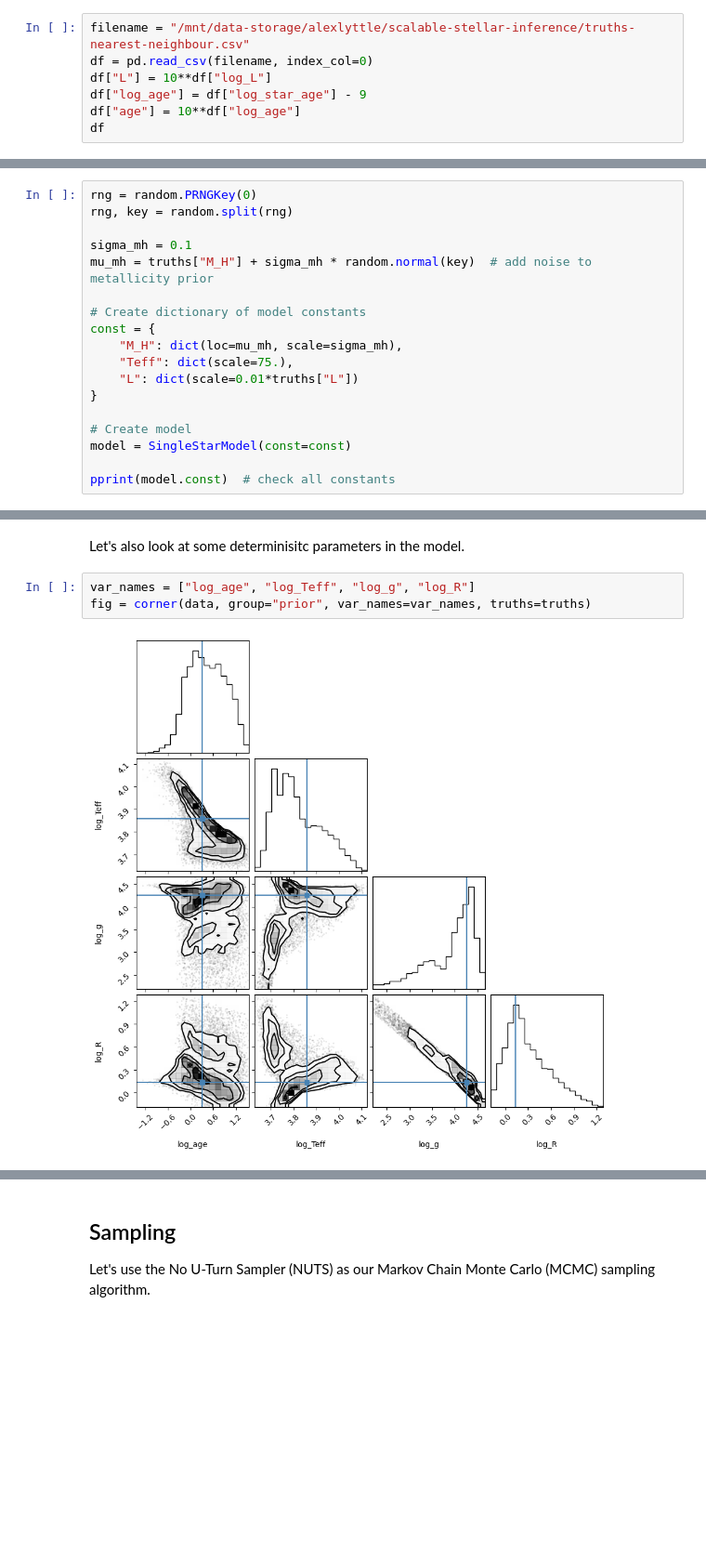
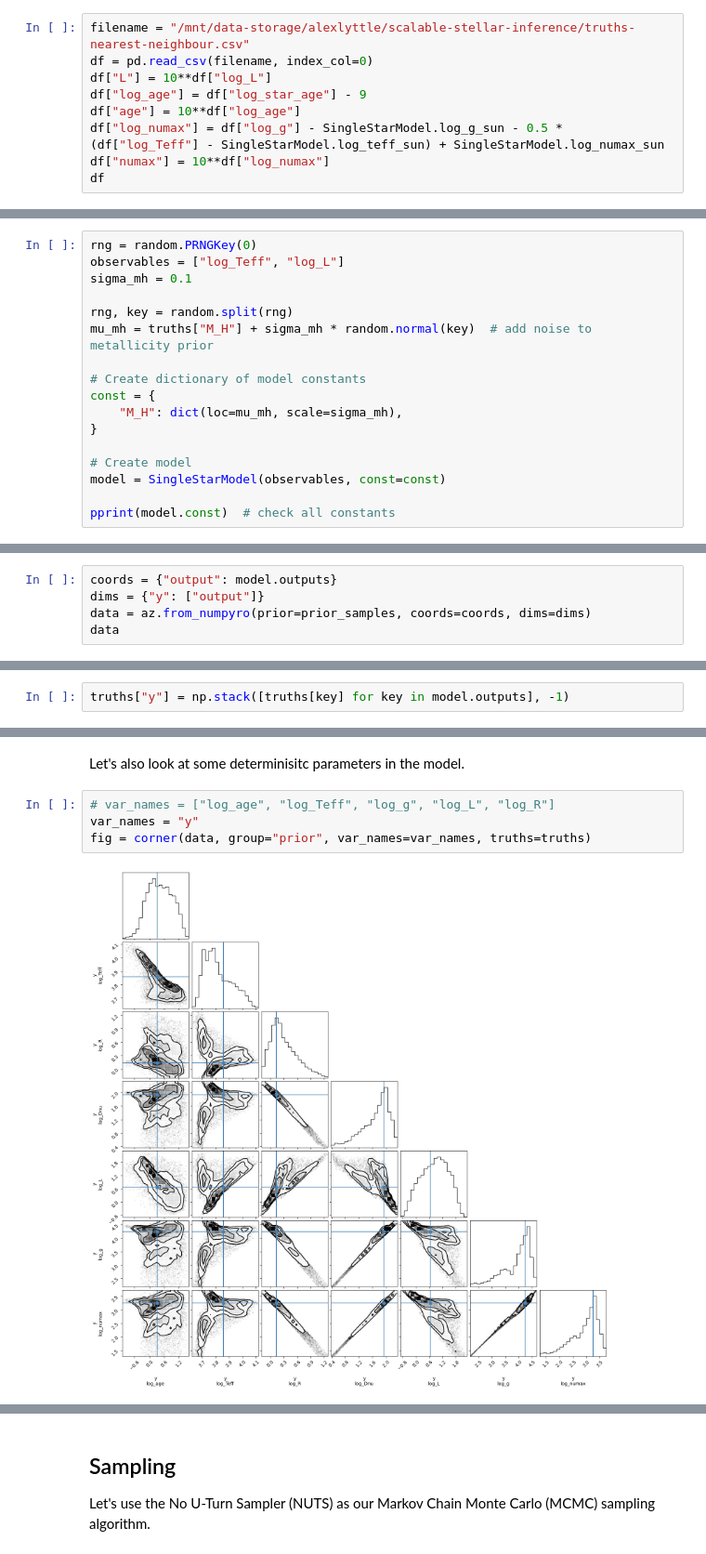
Before and after one commit to alexlyttle/scalable-stellar-inference, a Jupyter notebook: notebook/single-star-spec.ipynb, the cells around one changed output, grey strips where cells are left out. Shown at 93% size. Cells and saved outputs as stored; diff of their text form; blank space fills up the shorter version.

Commit message:
Rerun with new model class code

```diff
--- a/notebook/single-star-spec.ipynb
+++ b/notebook/single-star-spec.ipynb
@@ -43,6 +43,8 @@ df = pd.read_csv(filename, index_col=0)
 df["L"] = 10**df["log_L"]
 df["log_age"] = df["log_star_age"] - 9
 df["age"] = 10**df["log_age"]
+df["log_numax"] = df["log_g"] - SingleStarModel.log_g_sun - 0.5 * (df["log_Teff"] - SingleStarModel.log_teff_sun) + SingleStarModel.log_numax_sun
+df["numax"] = 10**df["log_numax"]
 df
 # %% [output]
 |  | track | star | star_mass | Yinit | Zinit | amlt | fov_core | fov_shell | star_age | radius | ... |
@@ -111,20 +113,19 @@ pprint(truths)
 Now, let's create our star model. We need to provide some model constants. These are typically shape parameters for prior distributions. You can see the full `dict` of constants in the `model.const` attribute.
 # %%
 rng = random.PRNGKey(0)
+observables = ["log_Teff", "log_L"]
+sigma_mh = 0.1
+
 rng, key = random.split(rng)
-
-sigma_mh = 0.1
 mu_mh = truths["M_H"] + sigma_mh * random.normal(key)  # add noise to metallicity prior
 
 # Create dictionary of model constants
 const = {
     "M_H": dict(loc=mu_mh, scale=sigma_mh),
-    "Teff": dict(scale=75.),
-    "L": dict(scale=0.01*truths["L"])
 }
 
 # Create model
-model = SingleStarModel(const=const)
+model = SingleStarModel(observables, const=const)
 
 pprint(model.const)  # check all constants
 # %% [output]
@@ -168,0 +162,5 @@ Inference data with groups:
+# %%
+coords = {"output": model.outputs}
+dims = {"y": ["output"]}
+data = az.from_numpyro(prior=prior_samples, coords=coords, dims=dims)
+data
@@ -169,3 +170,5 @@ Inference data with groups:
+# %%
+truths["y"] = np.stack([truths[key] for key in model.outputs], -1)
 # %% [markdown]
 We can plot the prior and overlay the true values with the `corner` package.
 # %%
@@ -176,10 +179,11 @@ fig = corner(data, group="prior", var_names=var_names, truths=truths)
 # %% [markdown]
 Let's also look at some determinisitc parameters in the model.
 # %%
-var_names = ["log_age", "log_Teff", "log_g", "log_R"]
+# var_names = ["log_age", "log_Teff", "log_g", "log_L", "log_R"]
+var_names = "y"
 fig = corner(data, group="prior", var_names=var_names, truths=truths)
 # %% [output]
-[figure, old version]
+[figure, new version]
 # %%
 fig, ax = plt.subplots()
 
```
Also changed, not shown: parts of 21 cells of this notebook.
